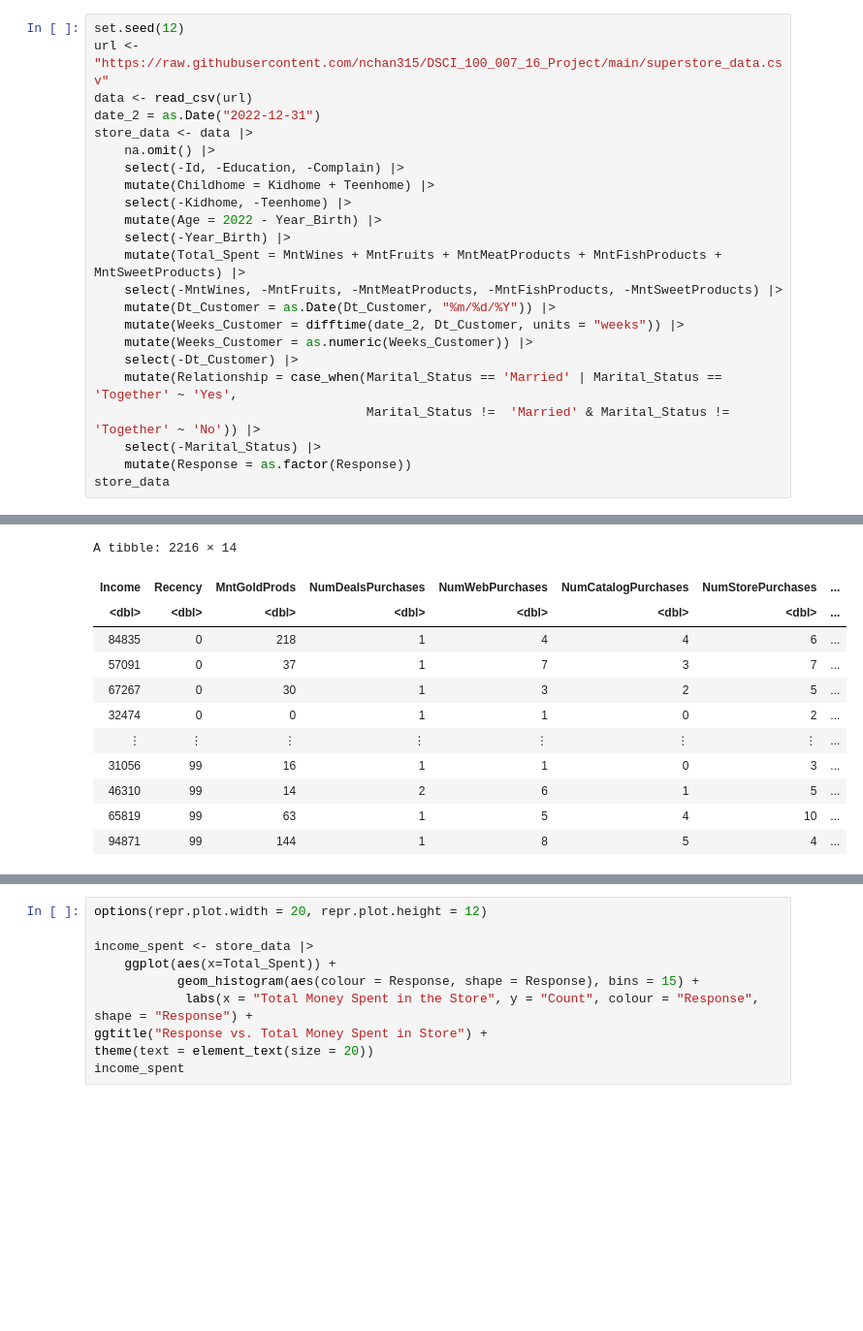
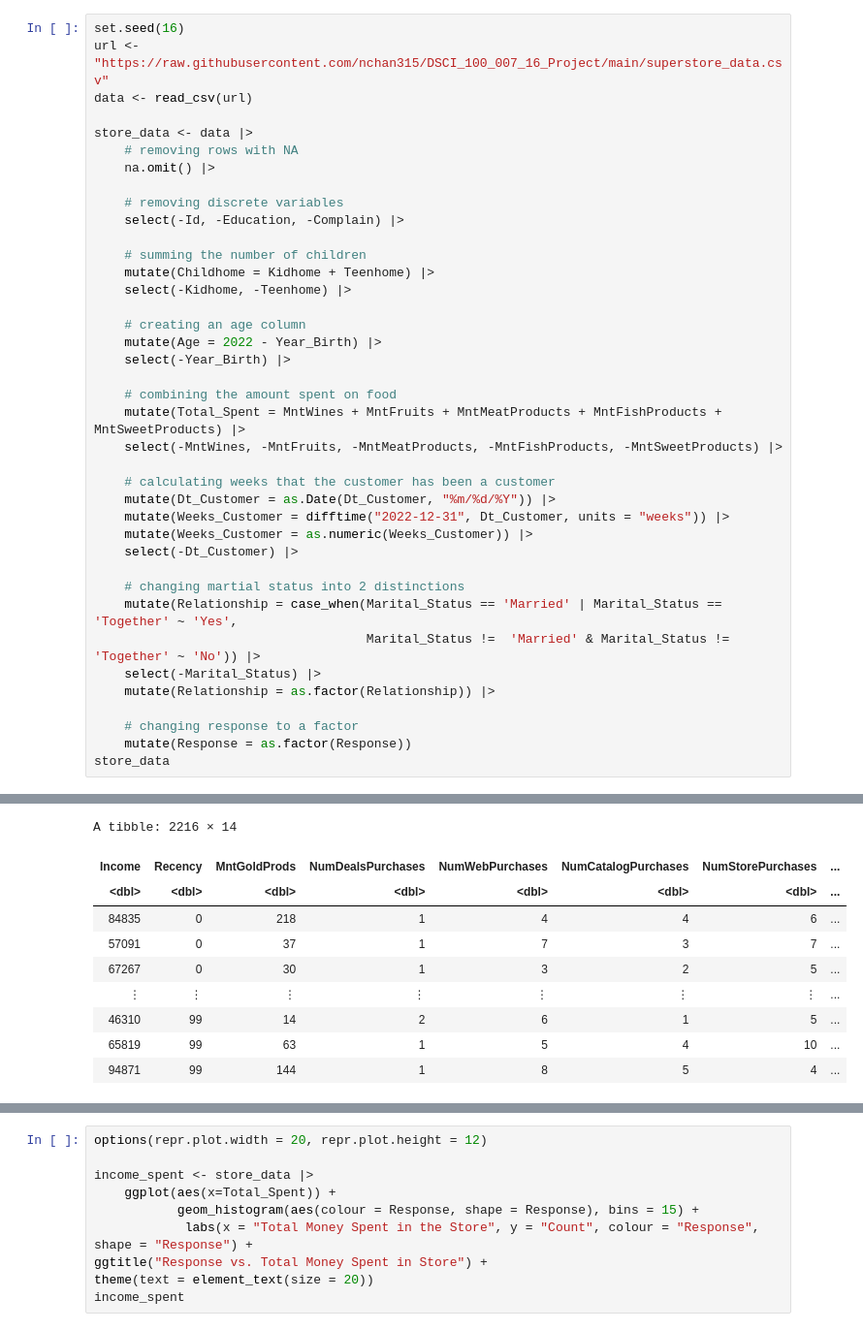
Before and after one commit to nchan315/DSCI_100_007_16_Project, a Jupyter notebook: Proposal.ipynb, the cells around one changed output, grey strips where cells are left out. Shown: that part at 97% size. Cells and saved outputs as stored; diff of their text form; blank space fills up the shorter version.

```diff
--- a/Proposal.ipynb
+++ b/Proposal.ipynb
@@ -22,44 +42,58 @@ We made the data set a bit more usuable by:
 # %%
-set.seed(12)
+set.seed(16)
 url <- "https://raw.githubusercontent.com/nchan315/DSCI_100_007_16_Project/main/superstore_data.csv"
 data <- read_csv(url)
-date_2 = as.Date("2022-12-31")
+
 store_data <- data |>
+    # removing rows with NA
     na.omit() |>
+
+    # removing discrete variables
     select(-Id, -Education, -Complain) |>
+
+    # summing the number of children
     mutate(Childhome = Kidhome + Teenhome) |>
     select(-Kidhome, -Teenhome) |>
+
+    # creating an age column
     mutate(Age = 2022 - Year_Birth) |>
     select(-Year_Birth) |>
+
+    # combining the amount spent on food
     mutate(Total_Spent = MntWines + MntFruits + MntMeatProducts + MntFishProducts + MntSweetProducts) |>
     select(-MntWines, -MntFruits, -MntMeatProducts, -MntFishProducts, -MntSweetProducts) |>
+
+    # calculating weeks that the customer has been a customer
     mutate(Dt_Customer = as.Date(Dt_Customer, "%m/%d/%Y")) |>
-    mutate(Weeks_Customer = difftime(date_2, Dt_Customer, units = "weeks")) |>
+    mutate(Weeks_Customer = difftime("2022-12-31", Dt_Customer, units = "weeks")) |>
     mutate(Weeks_Customer = as.numeric(Weeks_Customer)) |>
     select(-Dt_Customer) |>
+
+    # changing martial status into 2 distinctions
     mutate(Relationship = case_when(Marital_Status == 'Married' | Marital_Status == 'Together' ~ 'Yes',
                                     Marital_Status !=  'Married' & Marital_Status != 'Together' ~ 'No')) |>
     select(-Marital_Status) |>
+    mutate(Relationship = as.factor(Relationship)) |>
+
+    # changing response to a factor
     mutate(Response = as.factor(Response))
 store_data
 # %% [output]
 Rows: 2240 Columns: 22
 ── Column specification ────────────────────────────────────────────────────────
 Delimiter: ","
 chr  (3): Education, Marital_Status, Dt_Customer
 dbl (19): Id, Year_Birth, Income, Kidhome, Teenhome, Recency, MntWines, MntF...
 
 ℹ Use `spec()` to retrieve the full column specification for this data.
 ℹ Specify the column types or set `show_col_types = FALSE` to quiet this message.
 A tibble: 2216 × 14
 | Income | Recency | MntGoldProds | NumDealsPurchases | NumWebPurchases | NumCatalogPurchases | NumStorePurchases | ... |
 | <dbl> | <dbl> | <dbl> | <dbl> | <dbl> | <dbl> | <dbl> | ... |
 | 84835 | 0 | 218 | 1 | 4 | 4 | 6 | ... |
 | 57091 | 0 | 37 | 1 | 7 | 3 | 7 | ... |
 | 67267 | 0 | 30 | 1 | 3 | 2 | 5 | ... |
-| 32474 | 0 | 0 | 1 | 1 | 0 | 2 | ... |
 | ⋮ | ⋮ | ⋮ | ⋮ | ⋮ | ⋮ | ⋮ | ... |
-| 31056 | 99 | 16 | 1 | 1 | 0 | 3 | ... |
 | 46310 | 99 | 14 | 2 | 6 | 1 | 5 | ... |
 | 65819 | 99 | 63 | 1 | 5 | 4 | 10 | ... |
 | 94871 | 99 | 144 | 1 | 8 | 5 | 4 | ... |
```
Also changed, not shown: parts of 24 cells of this notebook.
